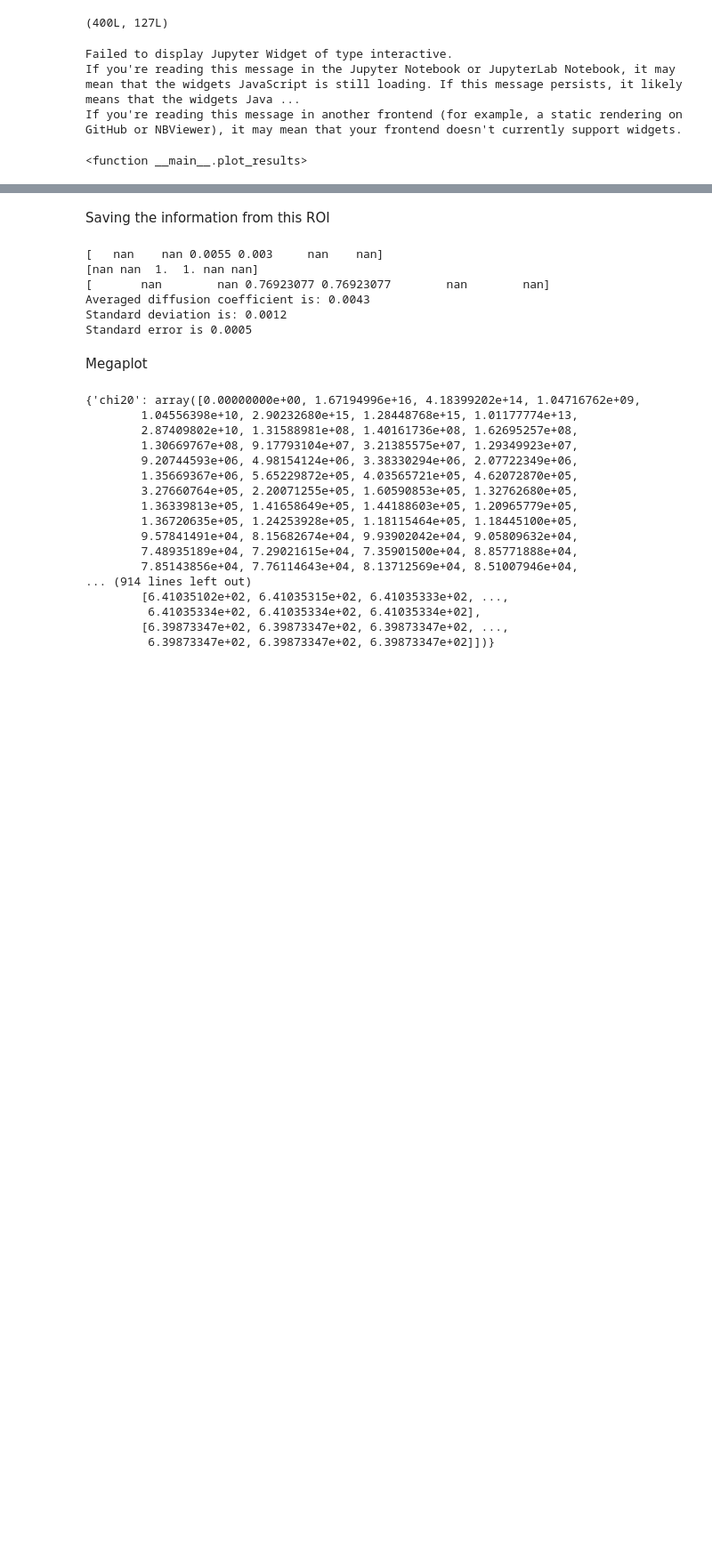
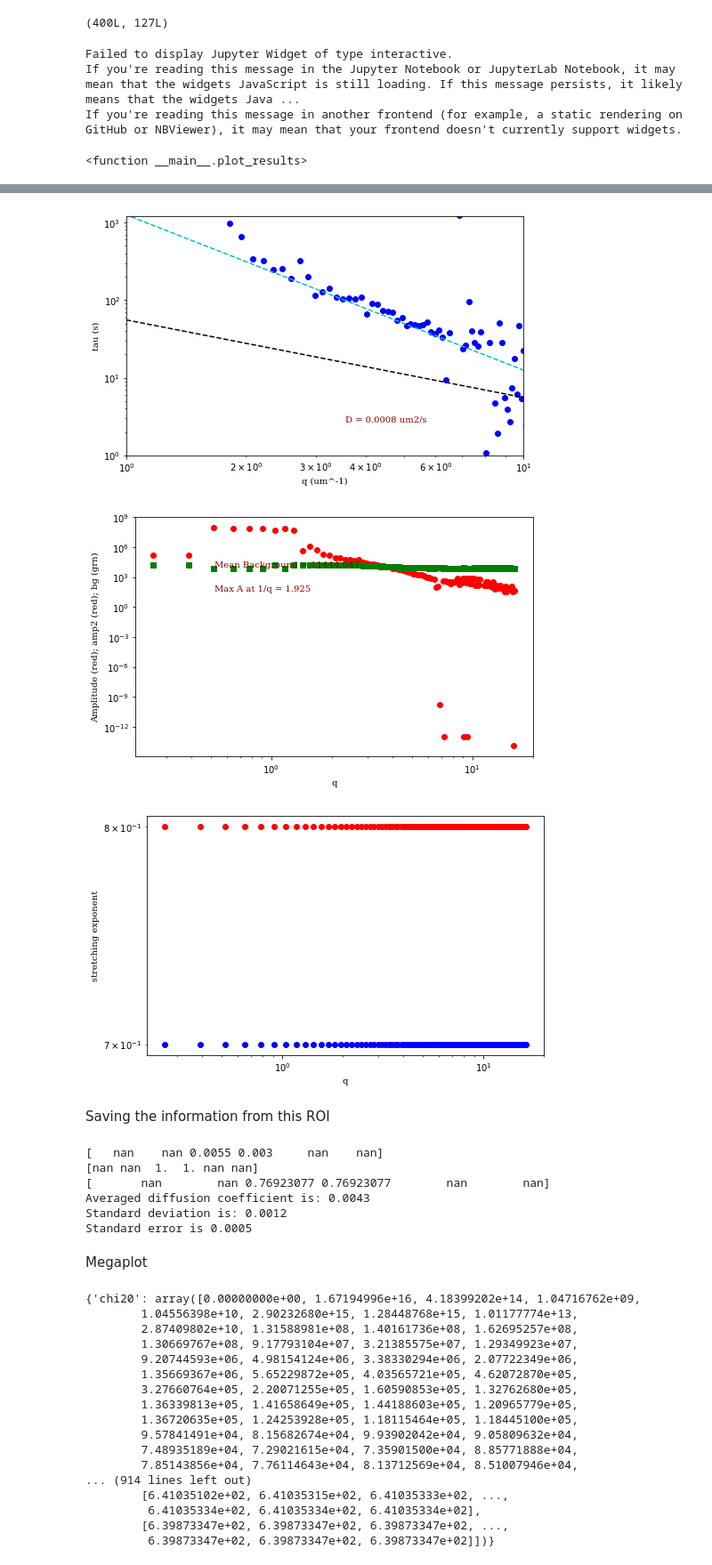
Before and after one commit to chmatsuda/Differential-Dynamic-Microscopy---Python, a Jupyter notebook: NewAnalysisFiles/(2)DDM analysis for Actin_4fps_2.ipynb, the cells around one changed output, grey strips where cells are left out. Shown: that part at 89% size. Drawn from its saved outputs; the diff is of its cells as text; code cells hidden in the pictures; blank space fills up the shorter version.

```diff
--- a/NewAnalysisFiles/(2)DDM analysis for Actin_4fps_2.ipynb
+++ b/NewAnalysisFiles/(2)DDM analysis for Actin_4fps_2.ipynb
@@ -381,0 +358,71 @@ print (bg[4:14].mean())
+# %%
+#Plot the decay time versus the wave vector
+fig = plt.figure(figsize=(8,8/1.618)); ax = fig.gca();
+#ax.loglog(q[3:-1], tau[2:-1], 'ro')
+qs = q[2:-2]
+
+q0=q[2:-31]
+tau0 = ddm.newt(tau[2:-30],alph[2:-30])
+#ax.loglog(qs, tau[2:-1], 'ro')
+ax.loglog(q[2:-31], ddm.newt(tau[2:-30],alph[2:-30]),'bo')
+#ax.loglog(q[2:-31],tau[2:-30],'ro')
+#ax.loglog(q[3:-30], ddm.newt(tau2[2:-30],alph2[2:-30]),'ro')
+#ax.loglog(q[3:-30], tau2[2:-30],'go')
+
+ax.set_xlim(1.0,10)
+ax.set_ylim(1,1200)
+
+## q^-2
+diffusion_coeff = .0008
+power = 2.0
+ax.plot(q[2:-2], (1./diffusion_coeff) * 1./(q[2:-2]**power), '--c', label="Diffusive")
+
+'''
+## does it fit some other power?
+adiffusion_coeff = .018
+power2 = 4
+ax.plot(q[2:-2], (1./adiffusion_coeff) * 1./(q[2:-2]**power2), '--k')
+'''
+adiffusion_coeff = 0.018
+power2 = 1
+ax.plot(q[2:-2], (1./adiffusion_coeff) * 1./(q[2:-2]**power2), '--k')
+
+
+ax.text(0.55,0.15,'D = %.4f um2/s' % diffusion_coeff,
+        fontdict=font_plt,horizontalalignment='left',
+        verticalalignment='center', transform=ax.transAxes)
+ax.set_xlabel("q (um^-1)", fontdict=font_plt_ax)
+ax.set_ylabel("tau (s)", fontdict=font_plt_ax)
+#plt.savefig(data_dir+'Plot' + ROI[c] +'.png')
+
+#Plot the amplitude versus the wave vector
+fig2 = plt.figure(figsize=(8,8/1.618)); ax = fig2.gca();
+ax.loglog(q[2:-2], amp[2:-1], 'ro')
+ax.loglog(q[2:-2], amp2[2:-1], 'bd')
+w = amp[2:-1].argmax() #argmax returns the index of the array that has the max value
+q_for_max_a = q[2:-2][w]
+ax.loglog(q[2:-2], bg[2:-1], 'gs') #Plot the background versus the wave vector
+ax.set_xlabel("q", fontdict=font_plt_ax)
+ax.set_ylabel("Amplitude (red); amp2 (red); bg (grn)", fontdict=font_plt_ax)
+
+ax.text(0.2,0.7,'Max A at 1/q = %.3f' % (1.0/q_for_max_a),
+        fontdict=font_plt,horizontalalignment='left',
+        verticalalignment='center', transform=ax.transAxes);
+ax.text(0.2,0.8,'Mean Background = %.3f' % (bg[4:14].mean()),
+        fontdict=font_plt,horizontalalignment='left',
+        verticalalignment='center', transform=ax.transAxes);
+
+#Plot the str exponent versus the wave vector
+fig2 = plt.figure(figsize=(8,8/1.618)); ax = fig2.gca();
+ax.loglog(q[2:-2], alph[2:-1], 'ro')
+ax.loglog(q[2:-2], alph2[2:-1], 'bo')
+ax.set_xlabel("q", fontdict=font_plt_ax)
+ax.set_ylabel("stretching exponent", fontdict=font_plt_ax)
+#use this to get the best alpha value
+a = np.where((q>=0.0) & (q<=6.0))
+w = np.where((alph[a[0]]>0.3)&(alph[a[0]]<1.0))
+stretch = np.mean(alph[w[0]])
+# %% [output]
+[figure, added]
+[figure, added]
+[figure, added]
```
Also changed, not shown: parts of 6 cells of this notebook, 9 other files.
